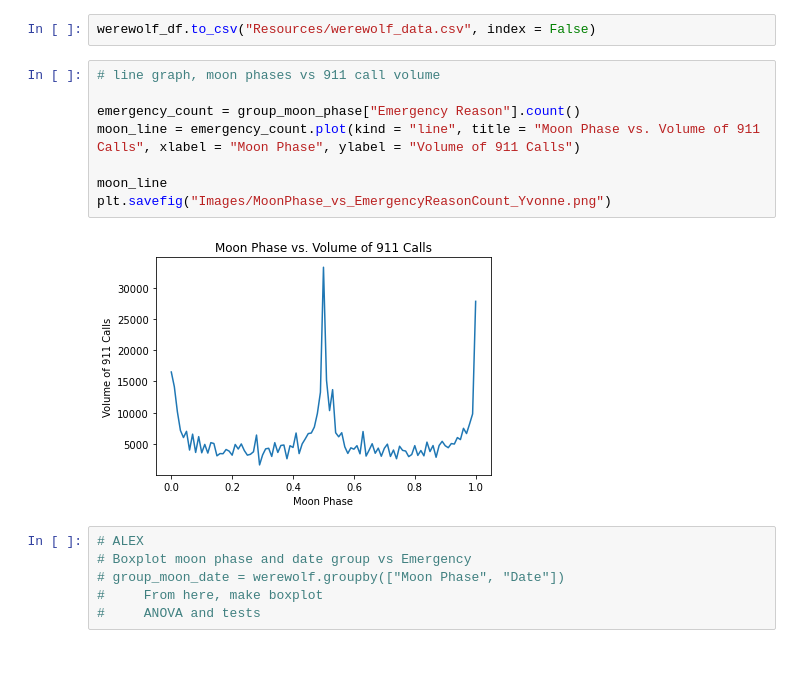
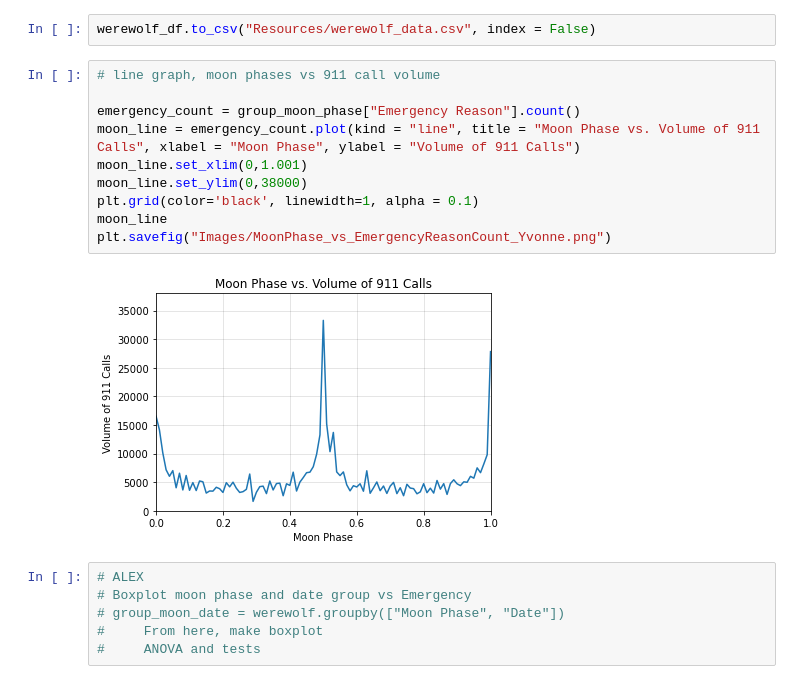
Before and after one commit to ytran010/The_Werewolves, a Jupyter notebook: Main.ipynb, the cells around one changed output. Saved outputs shown, nothing was run; the diff lists cells and outputs as text.

Commit message:
Added grid lines

```diff
--- a/Main.ipynb
+++ b/Main.ipynb
@@ -98,13 +98,15 @@ werewolf_df.to_csv("Resources/werewolf_data.csv", index = False)
 # %%
 # line graph, moon phases vs 911 call volume
 
 emergency_count = group_moon_phase["Emergency Reason"].count()
 moon_line = emergency_count.plot(kind = "line", title = "Moon Phase vs. Volume of 911 Calls", xlabel = "Moon Phase", ylabel = "Volume of 911 Calls")
-
+moon_line.set_xlim(0,1.001)
+moon_line.set_ylim(0,38000)
+plt.grid(color='black', linewidth=1, alpha = 0.1)
 moon_line
 plt.savefig("Images/MoonPhase_vs_EmergencyReasonCount_Yvonne.png")
 # %% [output]
-[figure, old version]
+[figure, new version]
 # %%
 # ALEX
 # Boxplot moon phase and date group vs Emergency
```
Also changed, not shown: 1 other file.
